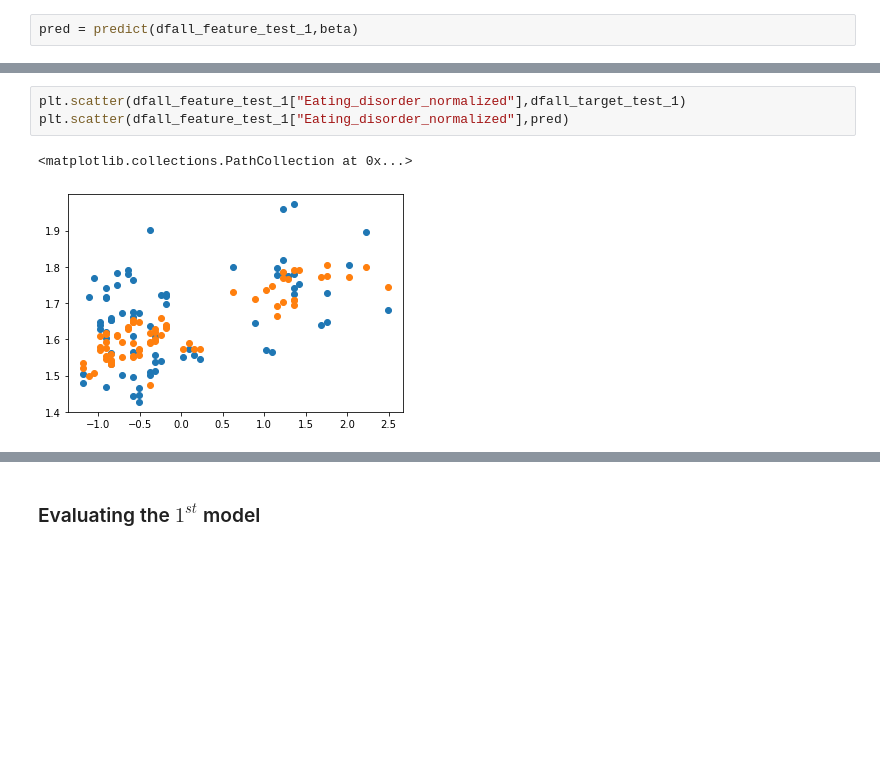
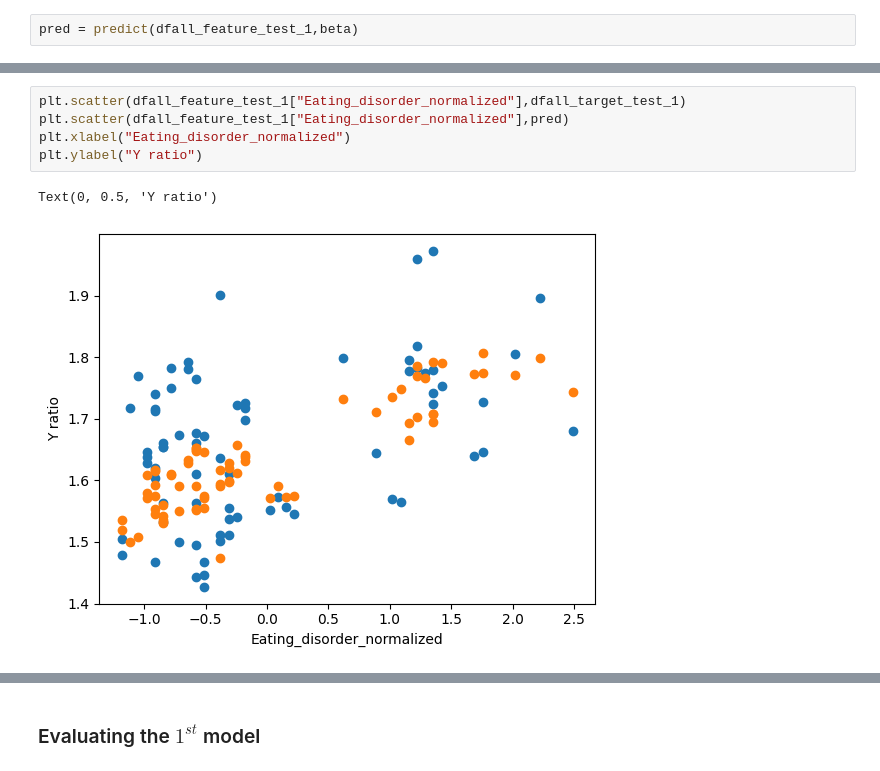
Before and after one commit to tanjoash/2D_data_driven_world, a Jupyter notebook: 2dwork/main.ipynb, the cells around one changed output, grey strips where cells are left out. Cells and saved outputs as stored; diff of their text form; blank space fills up the shorter version.

```diff
--- a/2dwork/main.ipynb
+++ b/2dwork/main.ipynb
@@ -782,9 +790,11 @@ plt.scatter(dfall_feature_test_1["Basic_water_normalized"],pred)
 # %%
 plt.scatter(dfall_feature_test_1["Eating_disorder_normalized"],dfall_target_test_1)
 plt.scatter(dfall_feature_test_1["Eating_disorder_normalized"],pred)
+plt.xlabel("Eating_disorder_normalized")
+plt.ylabel("Y ratio")
 # %% [output]
-<matplotlib.collections.PathCollection at 0x...>
+Text(0, 0.5, 'Y ratio')
-[figure, old version]
+[figure, new version]
 # %%
 plt.scatter(dfall_feature_test_1["Employed_%_normalized"],dfall_target_test_1)
 plt.scatter(dfall_feature_test_1["Employed_%_normalized"],pred)
```
Also changed, not shown: parts of 40 cells of this notebook.
